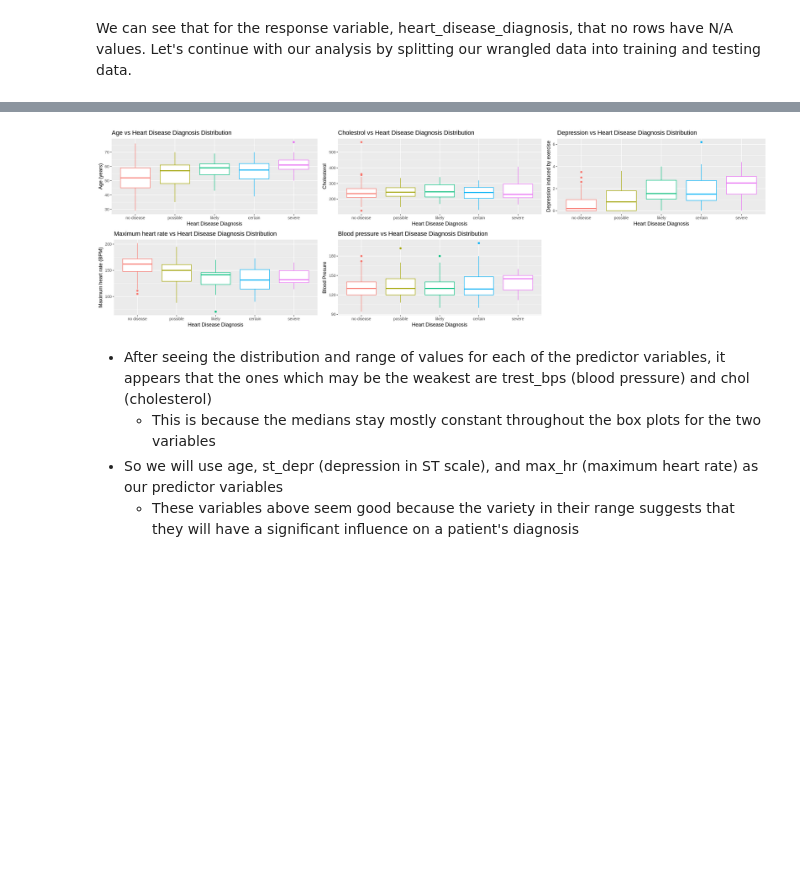
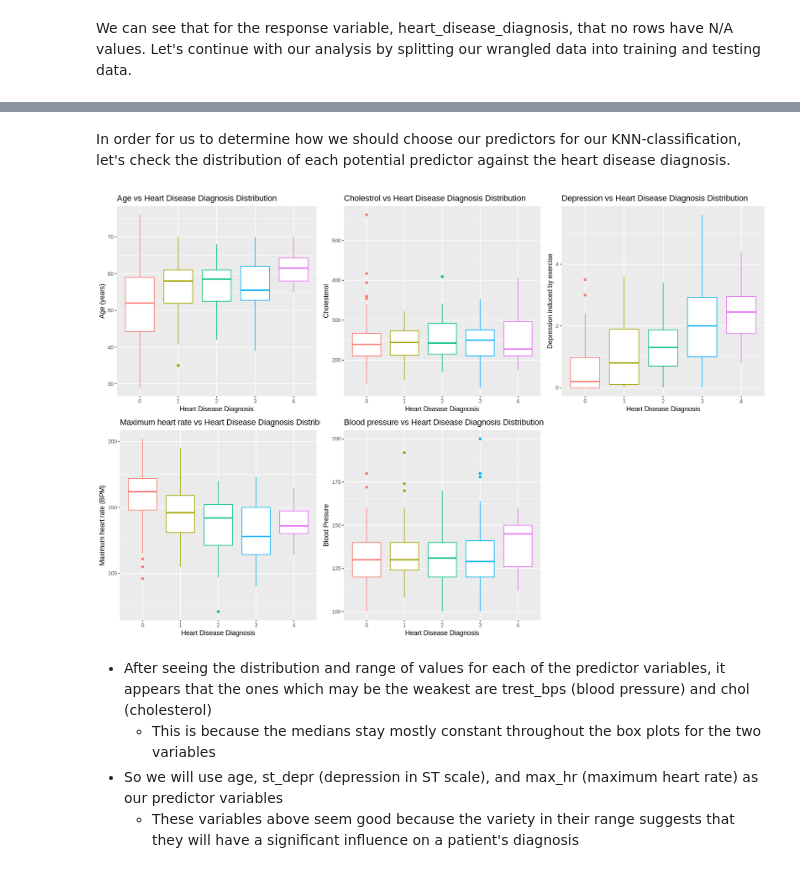
Before and after one commit to davidtheophine/dsci100-project, a Jupyter notebook: heart_disease_proposal.ipynb, the cells around one changed output, grey strips where cells are left out. Saved outputs shown, nothing was run; the diff lists cells and outputs as text; code cells hidden in the pictures; blank space fills up the shorter version.

Commit message:
Ananlysis and other changes
- Added steps in the analysis segment
- Reworded multiple points
- Added multiple points
- Changed k value
- Reordred segments
- Added title formating
- other minor changes

```diff
--- a/heart_disease_proposal.ipynb
+++ b/heart_disease_proposal.ipynb
@@ -93,11 +106,18 @@ A spec_tbl_df: 302 × 14
 # Let's clean up the table by giving the categorical names to the values
 # of the variables which should be factors
 
+# David: I suggest we don't turn the target variable into a non numerical value (I remember the prof mentioning that)
+
+#heart_disease <- heart_disease |>
+#                mutate(disease_diagnosis = as.factor(disease_diagnosis)) |>
+#                mutate(disease_diagnosis = fct_recode(disease_diagnosis,
+#                                               "no disease" = "0", "possible" = "1",
+#                                              "likely" = "2", "certain" = "3", "severe" = "4"))
+
+
 heart_disease <- heart_disease |>
-                mutate(disease_diagnosis = as.factor(disease_diagnosis)) |>
-                mutate(disease_diagnosis = fct_recode(disease_diagnosis,
-                                               "no disease" = "0", "possible" = "1",
-                                              "likely" = "2", "certain" = "3", "severe" = "4"))
+                mutate(disease_diagnosis = as.factor(disease_diagnosis))
+
 
 heart_disease
 # %% [output]
@@ -165,3 +230,5 @@ In order for us to determine how we should choose our predictors for our KNN-cla
+# %% [markdown]
+In order for us to determine how we should choose our predictors for our KNN-classification, let's check the distribution of each potential predictor against the heart disease diagnosis.
 # %%
 #age
 diag_vs_age <- heart_training |>
@@ -175,36 +242,36 @@ diag_vs_age <- heart_training |>
 diag_vs_chol <- heart_training |>
     ggplot(aes(x = disease_diagnosis, y = chol, color = disease_diagnosis)) +
     geom_boxplot(show.legend = FALSE) +
     labs(title = "Cholestrol vs Heart Disease Diagnosis Distribution",
         x = "Heart Disease Diagnosis", y = "Cholesterol")
 
 
-#depr
+#depression
 diag_vs_depr <- heart_training |>
     ggplot(aes(x = disease_diagnosis, y = st_depr, color = disease_diagnosis)) +
     geom_boxplot(show.legend = FALSE) +
     labs(title = "Depression vs Heart Disease Diagnosis Distribution",
         x = "Heart Disease Diagnosis", y = "Depression induced by exercise")
 
 #max heart rate
 max_hr_vs_depr <- heart_training |>
     ggplot(aes(x = disease_diagnosis, y = max_hr, color = disease_diagnosis)) +
     geom_boxplot(show.legend = FALSE) +
     labs(title = "Maximum heart rate vs Heart Disease Diagnosis Distribution",
         x = "Heart Disease Diagnosis", y = "Maximum heart rate (BPM)")
 
 #blood pressure
 bp_vs_depr <- heart_training |>
     ggplot(aes(x = disease_diagnosis, y = trest_bps, color = disease_diagnosis)) +
     geom_boxplot(show.legend = FALSE) +
     labs(title = "Blood pressure vs Heart Disease Diagnosis Distribution",
         x = "Heart Disease Diagnosis", y = "Blood Presure")
 
-options(repr.plot.width = 20, repr.plot.height = 6)
+options(repr.plot.width = 15, repr.plot.height = 10)
 visualize <- plot_grid(diag_vs_age, diag_vs_chol, diag_vs_depr, max_hr_vs_depr, bp_vs_depr)
 visualize
 # %% [output]
-[figure, old version]
+[figure, new version]
 # %% [markdown]
 * After seeing the distribution and range of values for each of the predictor variables, it appears that the ones which may be the weakest are trest_bps (blood pressure) and chol (cholesterol)
     *   This is because the medians stay mostly constant throughout the box plots for the two variables
```
Also changed, not shown: parts of 29 cells of this notebook.
